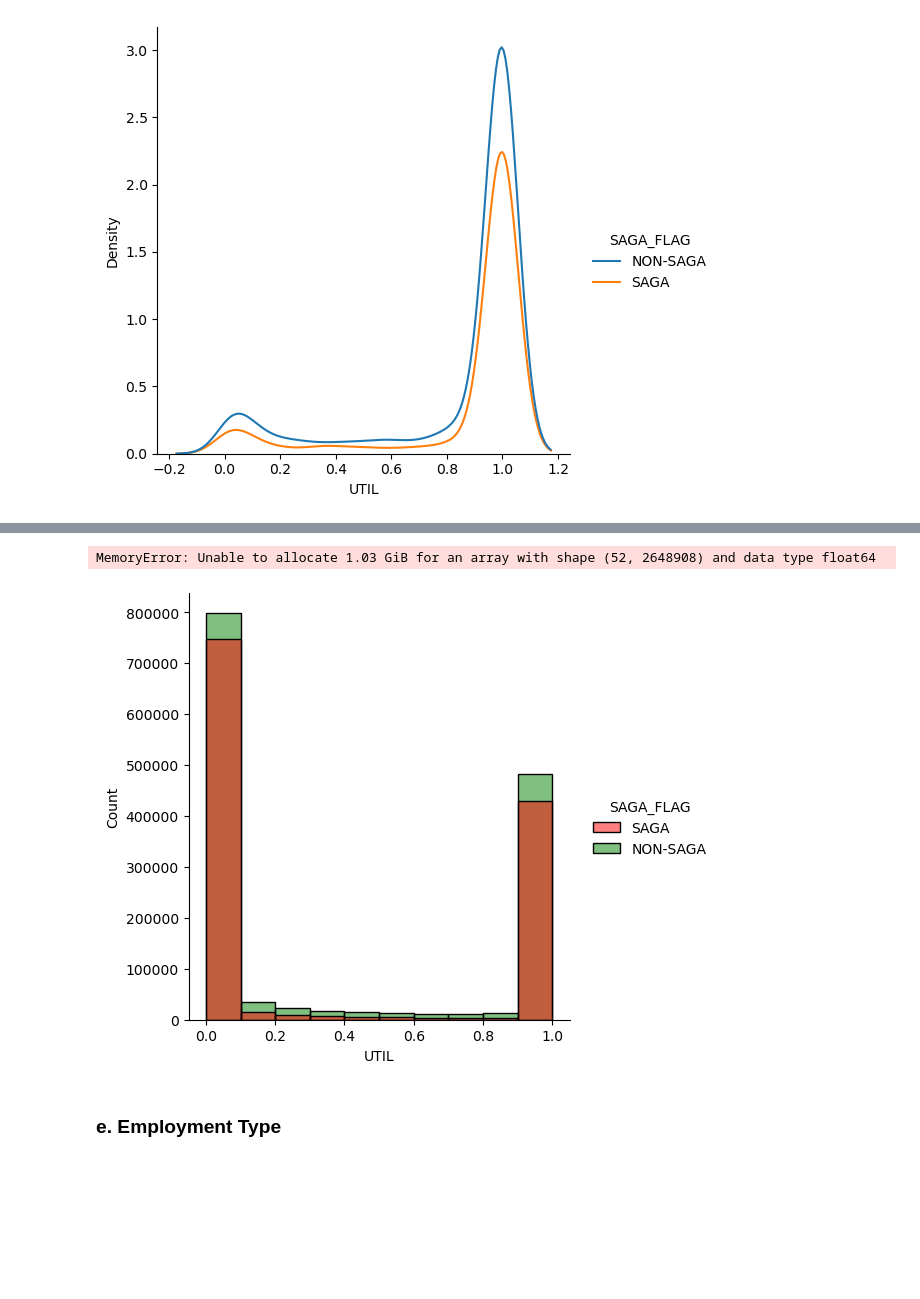
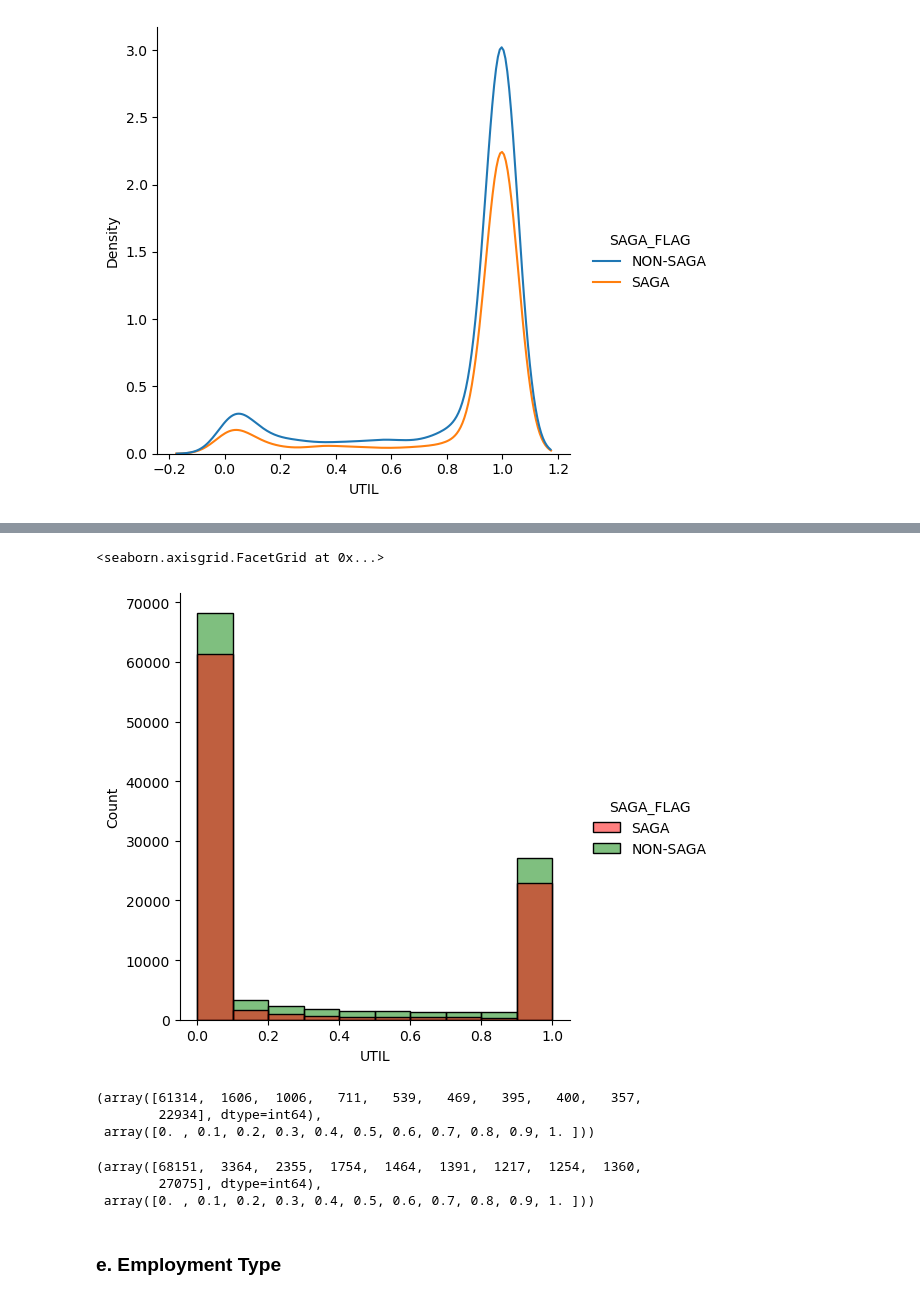
Before and after one commit to Sinxisx/Credit-Card-Analysis, a Jupyter notebook: Scratch.ipynb, the cells around one changed output, grey strips where cells are left out. Saved outputs shown, nothing was run; the diff lists cells and outputs as text; code cells hidden in the pictures; blank space fills up the shorter version.

```diff
--- a/Scratch.ipynb
+++ b/Scratch.ipynb
@@ -164,6 +149,9 @@ MLs.to_pickle(r'D:\Work\SAGA CC Bad Debt\Data\ML_2311-2410_New.pkl')
 # %%
 # read df as pickle
 MLs = pd.read_pickle(r'D:\Work\SAGA CC Bad Debt\Data\ML_2311-2410_New.pkl')
+# %%
+# fix CC status
+MLs['CC_STATUS']=MLs.apply(lambda x: 'PERFORMING' if x['PASTDUE_DAYS']==0 else 'GRACE PERIOD' if x['PASTDUE_DAYS']<30 else 'DELINQUENT', axis=1)
 # %% [markdown]
 ## 1. By Account
 # %%
@@ -1330,11 +1317,23 @@ sns.displot(MLs[(MLs['CC_STATUS']=='DELINQUENT') & (MLs['UTIL']<=1)].sort(), x='
 # sns.displot(MLs[(MLs['CC_STATUS']=='PERFORMING') & (MLs['UTIL']<=1)], x='UTIL', hue='SAGA_FLAG', kind='kde')
 # %%
 # plot utilizatiuon histogram for performers by SAGA_FLAG
-sns.displot(MLs[(MLs['CC_STATUS']=='PERFORMING') & (MLs['UTIL']<=1)], x='UTIL', hue='SAGA_FLAG', binwidth=0.1,
+sns.displot(MLs[(MLs['UTIL']<=1) & (MLs['BASE_DT']=='20241031')].sort_values('SAGA_FLAG', ascending=False), x='UTIL', hue='SAGA_FLAG', binwidth=0.1,
             palette={'SAGA':'r','NON-SAGA':'g'})
 # %% [output]
-MemoryError: Unable to allocate 1.03 GiB for an array with shape (52, 2648908) and data type float64
+<seaborn.axisgrid.FacetGrid at 0x...>
-[figure, old version]
+[figure, new version]
+# %%
+np.histogram(MLs[(MLs['UTIL']<=1) & (MLs['BASE_DT']=='20241031')&(MLs['SAGA_FLAG']=='SAGA')]['UTIL'], bins=[0,0.1,0.2,0.3,0.4,0.5,0.6,0.7,0.8,0.9,1])
+# %% [output]
+(array([61314,  1606,  1006,   711,   539,   469,   395,   400,   357,
+        22934], dtype=int64),
+ array([0. , 0.1, 0.2, 0.3, 0.4, 0.5, 0.6, 0.7, 0.8, 0.9, 1. ]))
+# %%
+np.histogram(MLs[(MLs['UTIL']<=1) & (MLs['BASE_DT']=='20241031')&(MLs['SAGA_FLAG']=='NON-SAGA')]['UTIL'], bins=[0,0.1,0.2,0.3,0.4,0.5,0.6,0.7,0.8,0.9,1])
+# %% [output]
+(array([68151,  3364,  2355,  1754,  1464,  1391,  1217,  1254,  1360,
+        27075], dtype=int64),
+ array([0. , 0.1, 0.2, 0.3, 0.4, 0.5, 0.6, 0.7, 0.8, 0.9, 1. ]))
 # %% [markdown]
 ### e. Employment Type
 # %%
```
Also changed, not shown: parts of 20 cells of this notebook, 2 other files.
